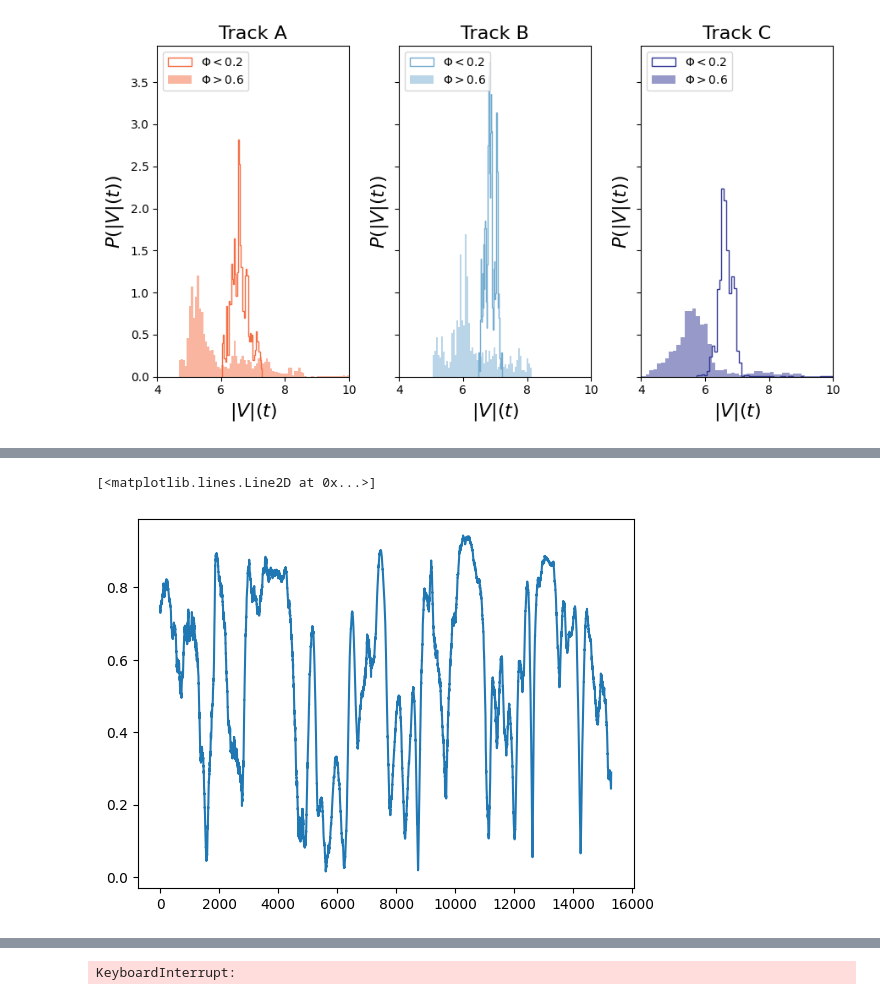
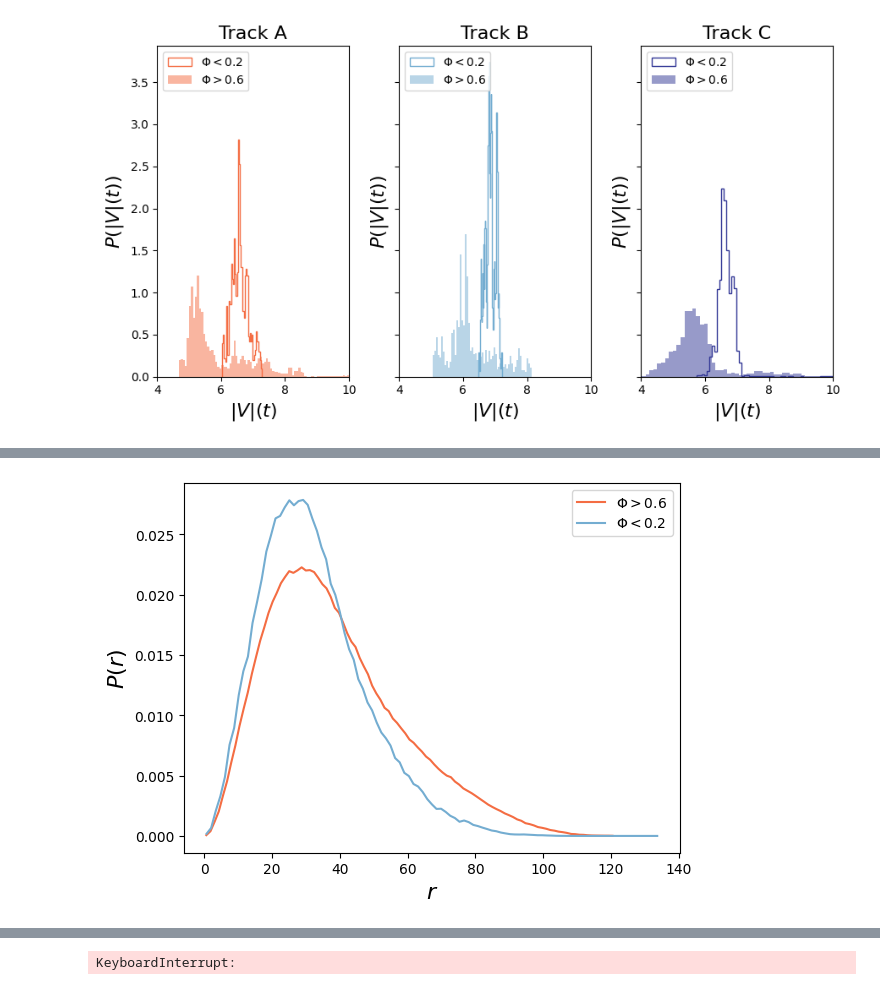
Before and after one commit to mmccraw98/flocking-emergence-iw, a Jupyter notebook: code/data/initial-data-analysis.ipynb, the cells around one changed output, grey strips where cells are left out. Cells and saved outputs as stored; diff of their text form; code cells hidden in the pictures.

```diff
--- a/code/data/initial-data-analysis.ipynb
+++ b/code/data/initial-data-analysis.ipynb
@@ -452,10 +391,15 @@ vel_order = downsample_A2B(vel_order, density_order)
 
 vel_disorder = get_velocity_order_parameter(disorder_all)
 vel_disorder = downsample_A2B(vel_disorder, density_disorder)
-# %%
-# plt.plot(get_velocity_order_parameter(df_A[df_A.time.isin(low_regimes_A[0])]).values)
-
-plt.plot(get_velocity_order_parameter(df_A).values)
-# %% [output]
-[<matplotlib.lines.Line2D at 0x...>]
-[figure, removed]
+# %%
+order_bin, order_pdf = get_dist_pdf(order_all)
+disorder_bin, disorder_pdf = get_dist_pdf(disorder_all)
+# %%
+plt.plot(order_bin, order_pdf, label=r'$\Phi>0.6$', color=colors[0])
+plt.plot(disorder_bin, disorder_pdf, label=r'$\Phi<0.2$', color=colors[3])
+plt.legend()
+plt.xlabel('$r$', fontsize=16)
+plt.ylabel(r'$P(r)$', fontsize=16)
+plt.savefig('order_vs_disorder_distance_PDF.png', dpi=300, bbox_inches='tight')
+# %% [output]
+[figure, added]
```
Also changed, not shown: parts of 7 cells of this notebook, 3 other files.
